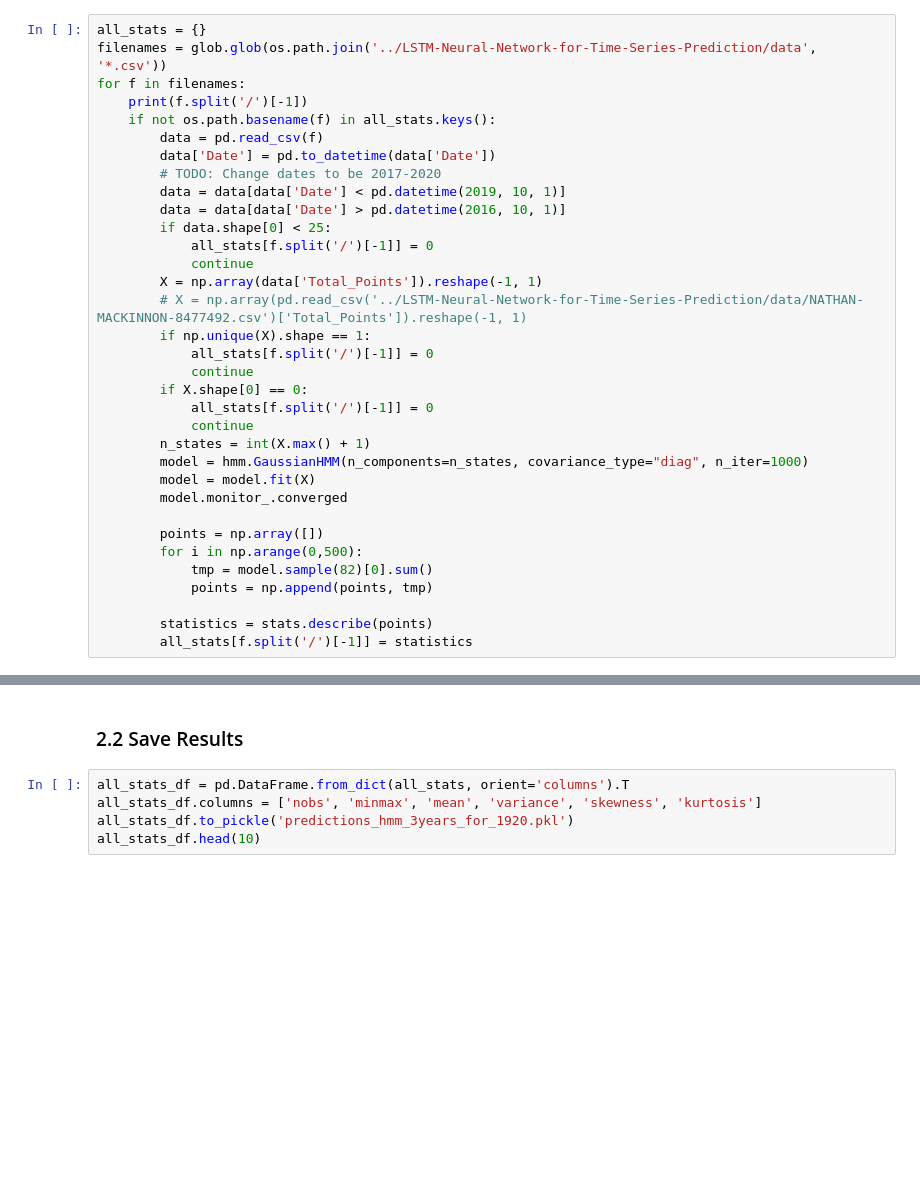
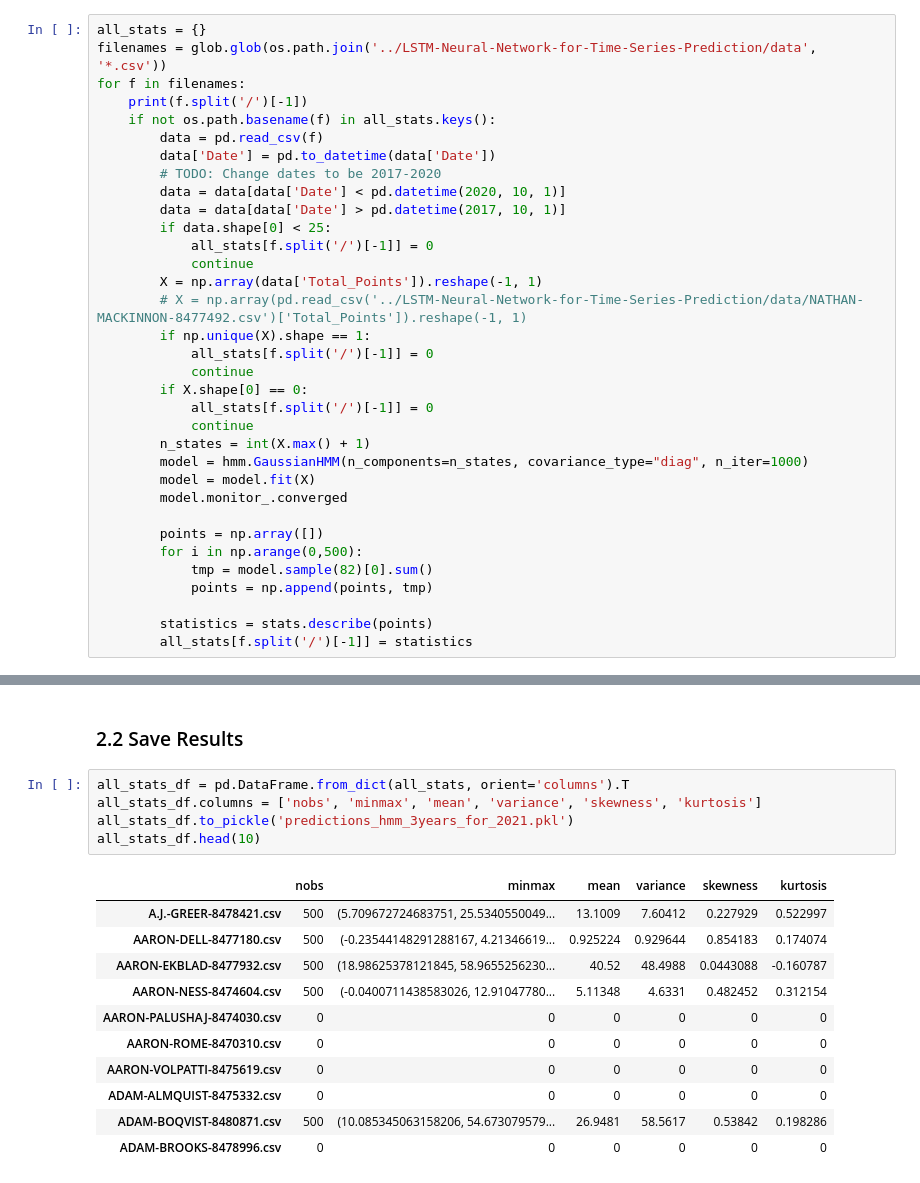
Before and after one commit to noiseux1523/NHL-Player-Projection, a Jupyter notebook: notebooks/HMMLearn.ipynb, the cells around one changed output, grey strips where cells are left out. Drawn from its saved outputs; the diff is of its cells as text; blank space fills up the shorter version.

```diff
--- a/notebooks/HMMLearn.ipynb
+++ b/notebooks/HMMLearn.ipynb
@@ -86,8 +76,8 @@ for f in filenames:
         data = pd.read_csv(f)
         data['Date'] = pd.to_datetime(data['Date'])
         # TODO: Change dates to be 2017-2020
-        data = data[data['Date'] < pd.datetime(2019, 10, 1)]
-        data = data[data['Date'] > pd.datetime(2016, 10, 1)]
+        data = data[data['Date'] < pd.datetime(2020, 10, 1)]
+        data = data[data['Date'] > pd.datetime(2017, 10, 1)]
         if data.shape[0] < 25:
             all_stats[f.split('/')[-1]] = 0
             continue
@@ -134,5 +216,17 @@ True
 # %%
 all_stats_df = pd.DataFrame.from_dict(all_stats, orient='columns').T
 all_stats_df.columns = ['nobs', 'minmax', 'mean', 'variance', 'skewness', 'kurtosis']
-all_stats_df.to_pickle('predictions_hmm_3years_for_1920.pkl')
+all_stats_df.to_pickle('predictions_hmm_3years_for_2021.pkl')
 all_stats_df.head(10)
+# %% [output]
+|  | nobs | minmax | mean | variance | skewness | kurtosis |
+| A.J.-GREER-8478421.csv | 500 | (5.709672724683751, 25.5340550049... | 13.1009 | 7.60412 | 0.227929 | 0.522997 |
+| AARON-DELL-8477180.csv | 500 | (-0.23544148291288167, 4.21346619... | 0.925224 | 0.929644 | 0.854183 | 0.174074 |
+| AARON-EKBLAD-8477932.csv | 500 | (18.98625378121845, 58.9655256230... | 40.52 | 48.4988 | 0.0443088 | -0.160787 |
+| AARON-NESS-8474604.csv | 500 | (-0.0400711438583026, 12.91047780... | 5.11348 | 4.6331 | 0.482452 | 0.312154 |
+| AARON-PALUSHAJ-8474030.csv | 0 | 0 | 0 | 0 | 0 | 0 |
+| AARON-ROME-8470310.csv | 0 | 0 | 0 | 0 | 0 | 0 |
+| AARON-VOLPATTI-8475619.csv | 0 | 0 | 0 | 0 | 0 | 0 |
+| ADAM-ALMQUIST-8475332.csv | 0 | 0 | 0 | 0 | 0 | 0 |
+| ADAM-BOQVIST-8480871.csv | 500 | (10.085345063158206, 54.673079579... | 26.9481 | 58.5617 | 0.53842 | 0.198286 |
+| ADAM-BROOKS-8478996.csv | 0 | 0 | 0 | 0 | 0 | 0 |
```
Also changed, not shown: parts of 3 cells of this notebook, 4 other files.
